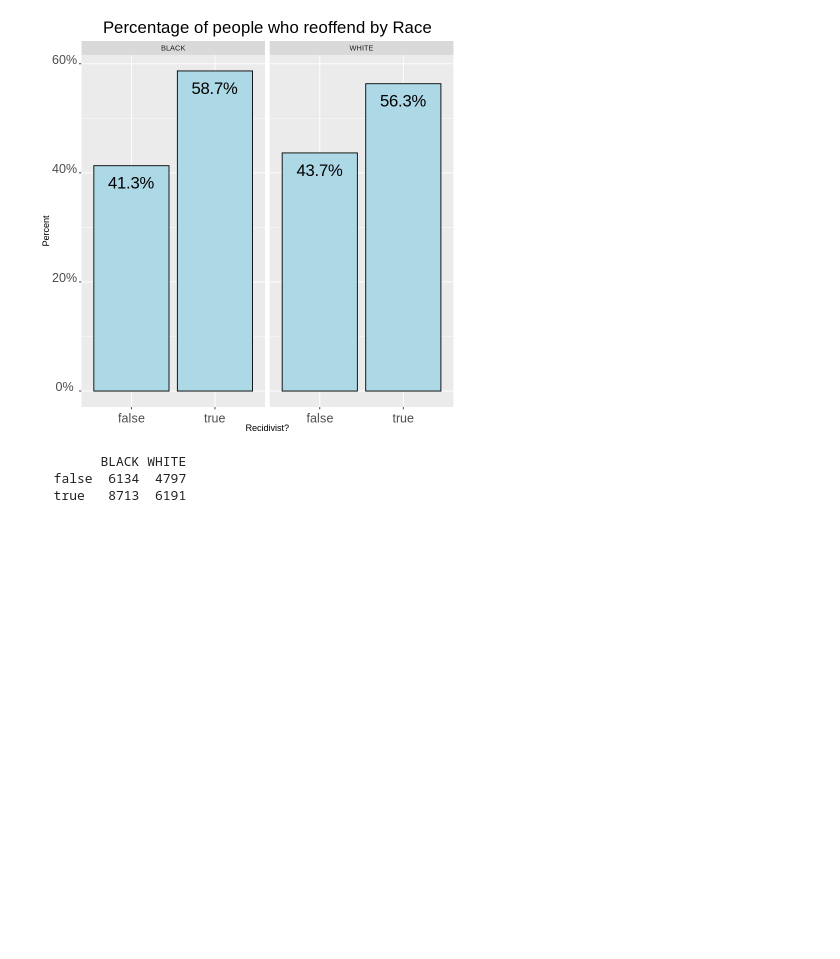
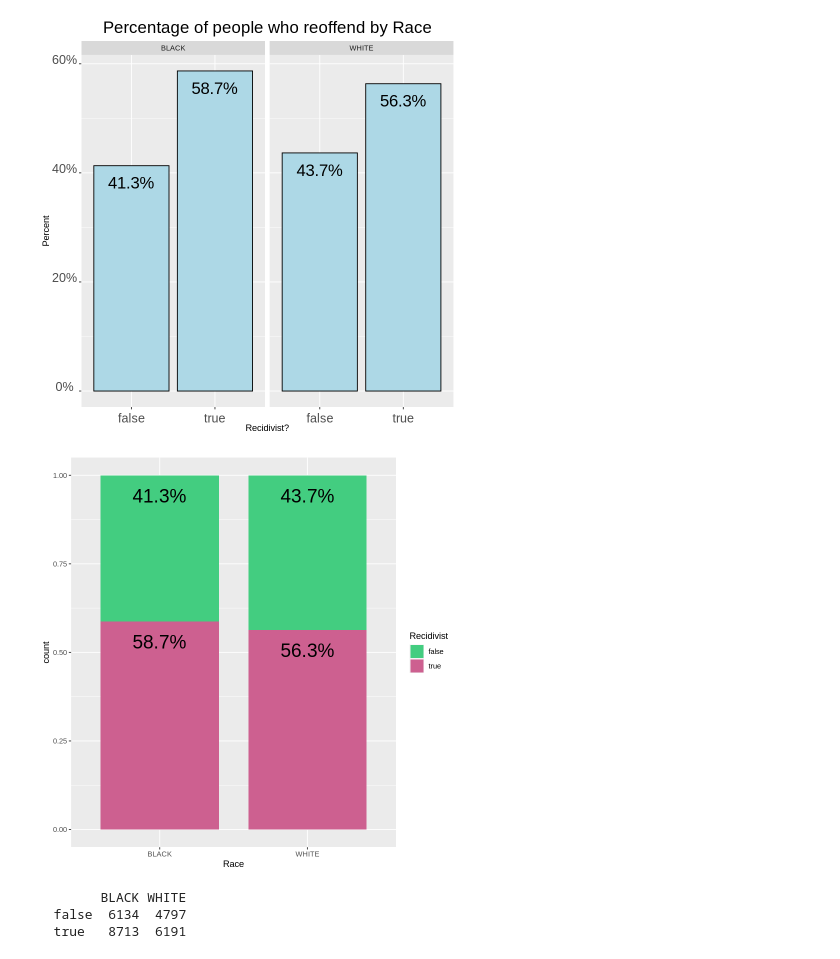
Before and after one commit to feaviolp/msc-project, a Jupyter notebook: NIJ statistics.ipynb, the cells around one changed output. Saved outputs shown, nothing was run; the diff lists cells and outputs as text; code cells hidden in the pictures; blank space fills up the shorter version.

```diff
--- a/NIJ statistics.ipynb
+++ b/NIJ statistics.ipynb
@@ -309,6 +309,22 @@ ggplot(NIJ_orig, aes(as_factor(Recidivism_Within_3years))) +
   theme(axis.text.y=element_text(angle=0,hjust=0.5,vjust=0, size=15))
 # %% [output]
 [figure]
+# %%
+ggplot(NIJ_orig, aes(fill=Recidivism_Within_3years, x=Race)) +
+  geom_bar(position = "fill", width=0.8) +
+  geom_text(
+    aes(label = after_stat(
+      scales::percent(
+        ave(count, x, FUN = function(x) x / sum(x))
+      )
+    )),
+    stat = "count", position = "fill"
+  , vjust=2, hjust=0.5, size = 8) +
+  guides(fill = guide_legend(title = "Recidivist")) +
+  scale_fill_manual(values = c('seagreen3', 'hotpink3')) +
+  theme_grey()
+# %% [output]
+[figure, added]
 # %%
 table(as_factor(NIJ_orig$Recidivism_Within_3years), as_factor(NIJ_orig$Race))
 chisq.test(table(NIJ_orig$Recidivism_Within_3years, NIJ_orig$Race))
```
Also changed, not shown: parts of 13 cells of this notebook.
